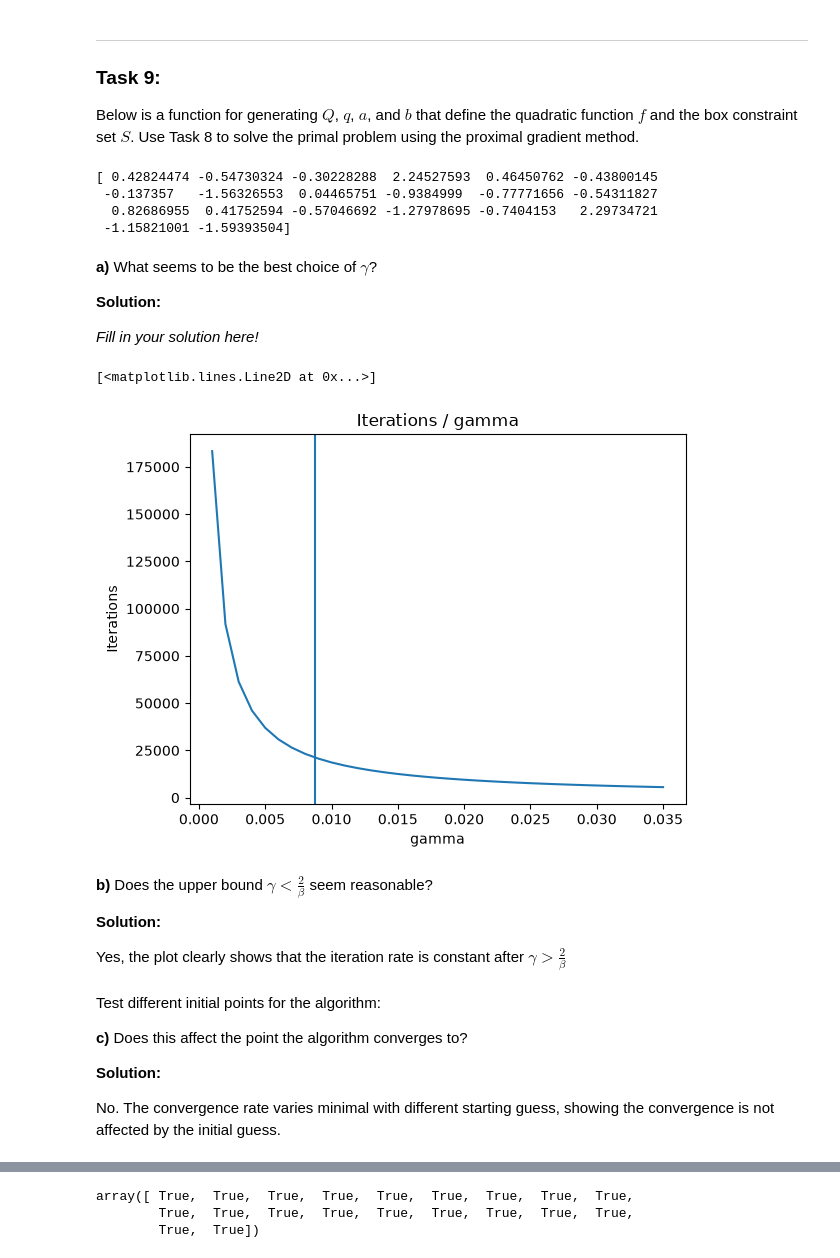
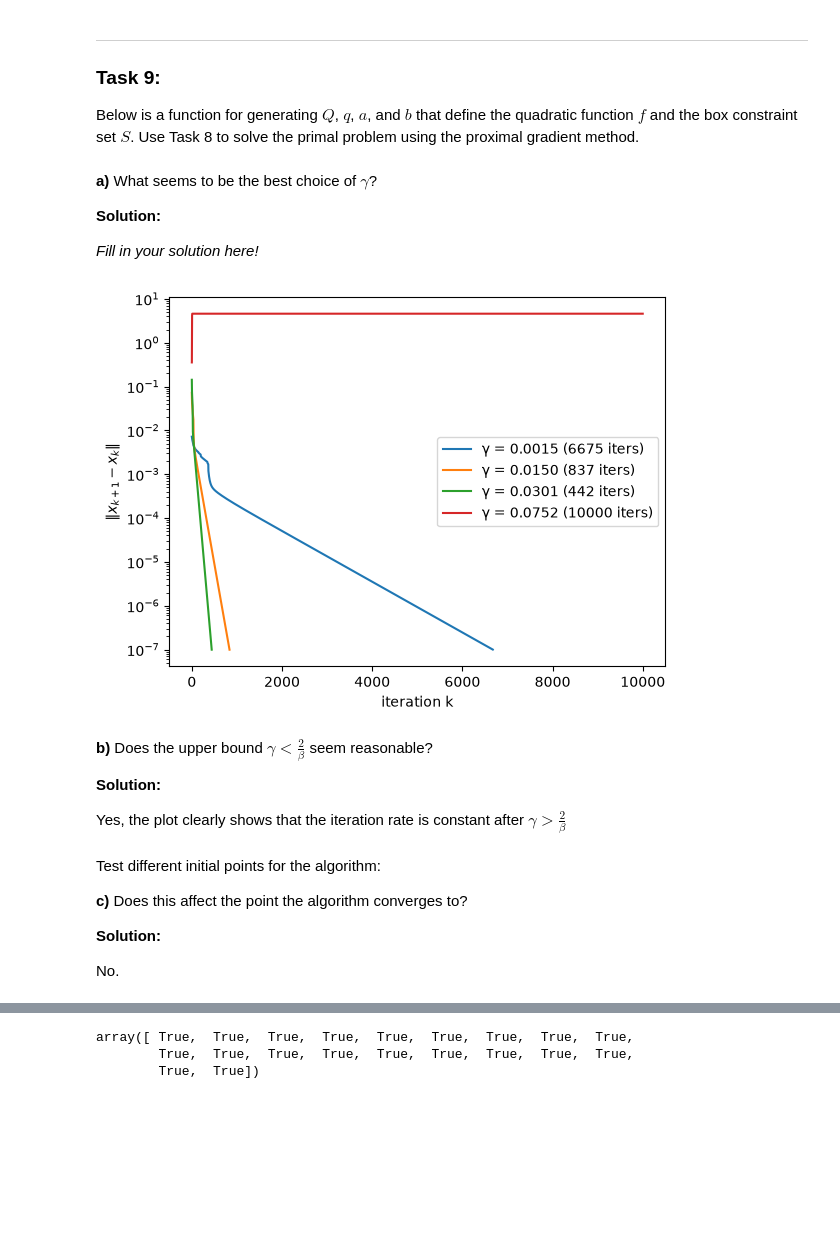
Before and after one commit to jakobsoderberg1/frtn50, a Jupyter notebook: handin1.ipynb, the cells around one changed output, grey strips where cells are left out. Drawn from its saved outputs; the diff is of its cells as text; code cells hidden in the pictures; blank space fills up the shorter version.

```diff
--- a/handin1.ipynb
+++ b/handin1.ipynb
@@ -531,50 +528,38 @@ def problem_data():
 
 (Q,q,a,b) = problem_data()
 
-def prox_grad(gamma, x, Q, q, a, b):
-    x_next = np.inf
-    step = 0
-    while np.linalg.norm(x-x_next) > 10^-7:
-        step += 1
-        grad_f = grad_quad(x,q,Q)
-        x_k = x - gamma * grad_f
-        x_next = prox_box(x_k,a,b,gamma)
-        x = x_k
-    return x_next, step
-x_init = np.zeros_like(q)
-ans, iter = prox_grad(0.3, x_init, Q, q, a, b)
-print(q)
+def prox_grad(gamma, x, Q, q, a, b, tol=1e-7, max_iter=10000):
+    res = []
+    for k in range(max_iter):
+        x_next = prox_box(x - gamma * grad_quad(x, Q, q), a, b, gamma)
+        r = np.linalg.norm(x_next - x)
+        res.append(r)
+        x = x_next
+        if r < tol:
+            break
+    return x, k, res
-# %% [output]
-[ 0.42824474 -0.54730324 -0.30228288  2.24527593  0.46450762 -0.43800145
- -0.137357   -1.56326553  0.04465751 -0.9384999  -0.77771656 -0.54311827
-  0.82686955  0.41752594 -0.57046692 -1.27978695 -0.7404153   2.29734721
- -1.15821001 -1.59393504]
 # %% [markdown]
 __a)__ What seems to be the best choice of $\gamma$?
 
 __Solution:__
 
 _Fill in your solution here!_
-# %%
-gammas = []
-res = []
-for gamma in np.arange(0.001, 2 / np.linalg.norm(Q) * 2, 0.001):
-  x_init = np.zeros_like(q)
-  ans , iter = prox_grad(gamma, x_init, Q, q, a, b)
-  gammas.append(gamma)
-  res.append(iter)
-
-gammas = np.array(gammas)
-res = np.array(res)
-fig, ax = plt.subplots()
-ax.axvline(x=1/np.linalg.norm(Q))
-plt.title('Iterations / gamma')
-plt.xlabel('gamma')
-plt.ylabel('Iterations')
-plt.plot(gammas, res)
-# %% [output]
-[<matplotlib.lines.Line2D at 0x...>]
-[figure, removed]
+# %%
+def plot_residuals(gammas, x_init, Q, q, a, b):
+    fig, ax = plt.subplots()
+    for gamma in gammas:
+        _, n_iter, res = prox_grad(gamma, x_init, Q, q, a, b)
+        ax.semilogy(res, label=f"γ = {gamma:.4f} ({n_iter + 1} iters)")
+    ax.set_xlabel("iteration k")
+    ax.set_ylabel(r"$\|x_{k+1} - x_k\|$")
+    ax.legend()
+    plt.show()
+
+beta= np.linalg.eigvalsh(Q).max()
+gammas = [c / beta for c in (0.1, 1.0, 2, 5)]
+plot_residuals(gammas, np.zeros_like(q), Q, q, a, b)
+# %% [output]
+[figure, added]
 # %% [markdown]
 
 
@@ -592,5 +577,5 @@ __c)__ Does this affect the point the algorithm converges to?
 
 __Solution:__
 
-No. The convergence rate varies minimal with different starting guess, showing the convergence is not affected by the initial guess.
+No.
 # %%
```
Also changed, not shown: parts of 9 cells of this notebook.
